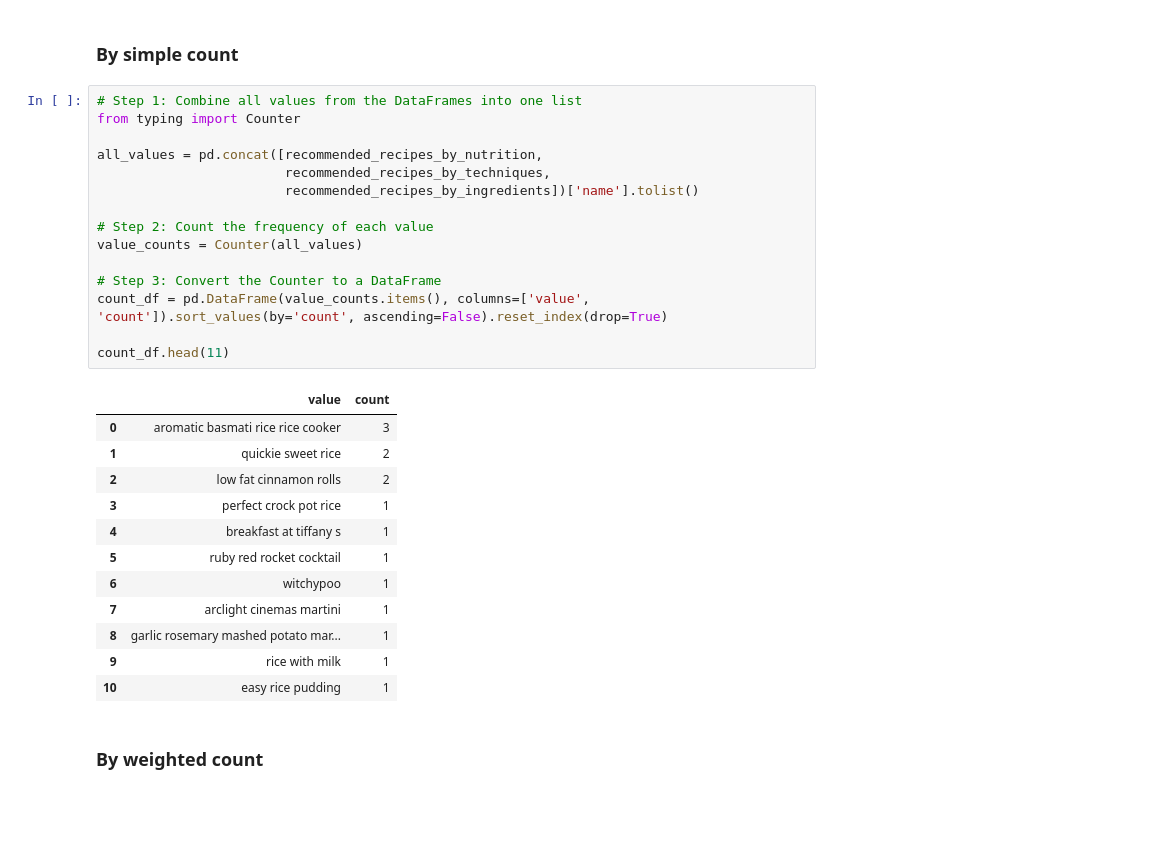
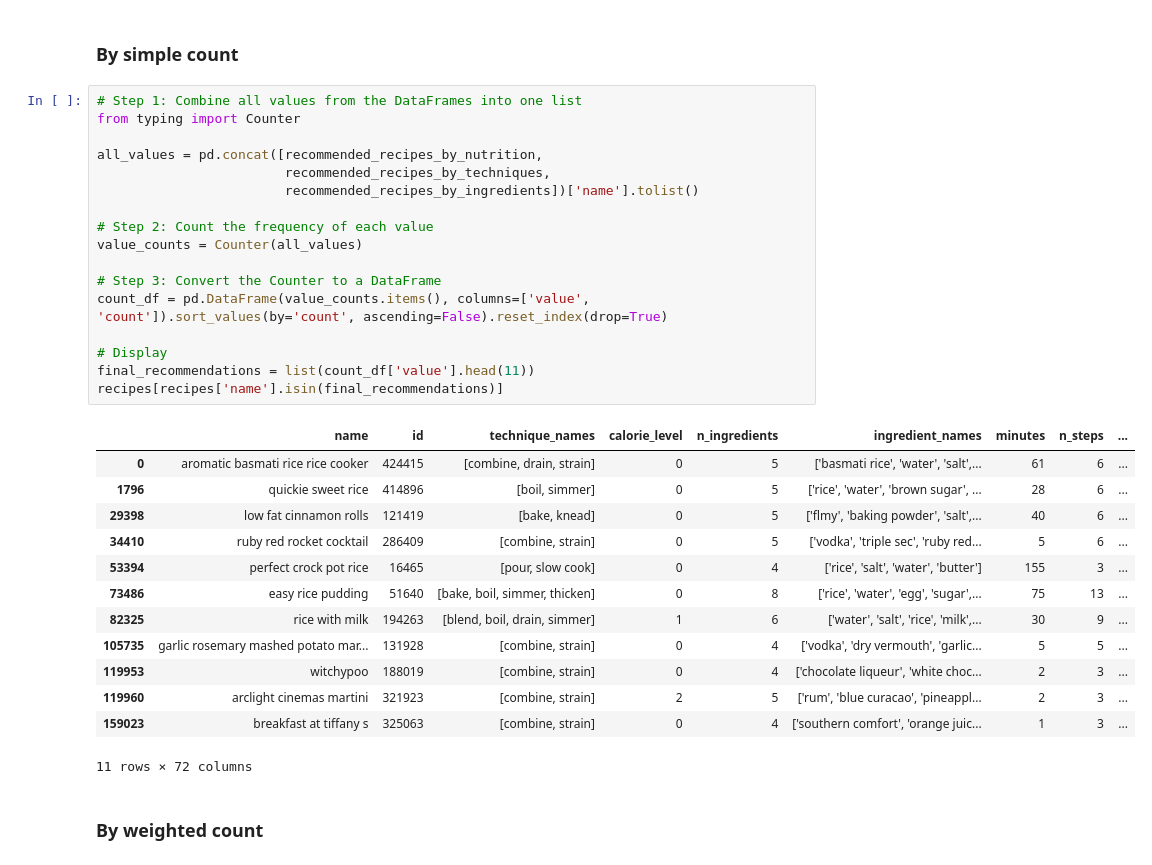
Before and after one commit to AnaqiAmir/FlavorFusion, a Jupyter notebook: knn.ipynb, the cells around one changed output. Cells and saved outputs as stored; diff of their text form; blank space fills up the shorter version.

```diff
--- a/knn.ipynb
+++ b/knn.ipynb
@@ -234,31 +310,34 @@ recommended_recipes_by_ingredients.head(10)
 # %%
 # Step 1: Combine all values from the DataFrames into one list
 from typing import Counter
 
 all_values = pd.concat([recommended_recipes_by_nutrition,
                         recommended_recipes_by_techniques,
                         recommended_recipes_by_ingredients])['name'].tolist()
 
 # Step 2: Count the frequency of each value
 value_counts = Counter(all_values)
 
 # Step 3: Convert the Counter to a DataFrame
 count_df = pd.DataFrame(value_counts.items(), columns=['value', 'count']).sort_values(by='count', ascending=False).reset_index(drop=True)
 
-count_df.head(11)
+# Display
+final_recommendations = list(count_df['value'].head(11))
+recipes[recipes['name'].isin(final_recommendations)]
 # %% [output]
-|  | value | count |
-| 0 | aromatic basmati rice rice cooker | 3 |
-| 1 | quickie sweet rice | 2 |
-| 2 | low fat cinnamon rolls | 2 |
-| 3 | perfect crock pot rice | 1 |
-| 4 | breakfast at tiffany s | 1 |
-| 5 | ruby red rocket cocktail | 1 |
-| 6 | witchypoo | 1 |
-| 7 | arclight cinemas martini | 1 |
-| 8 | garlic rosemary mashed potato mar... | 1 |
-| 9 | rice with milk | 1 |
-| 10 | easy rice pudding | 1 |
+|  | name | id | technique_names | calorie_level | n_ingredients | ingredient_names | minutes | n_steps | ... |
+| 0 | aromatic basmati rice rice cooker | 424415 | [combine, drain, strain] | 0 | 5 | ['basmati rice', 'water', 'salt',... | 61 | 6 | ... |
+| 1796 | quickie sweet rice | 414896 | [boil, simmer] | 0 | 5 | ['rice', 'water', 'brown sugar', ... | 28 | 6 | ... |
+| 29398 | low fat cinnamon rolls | 121419 | [bake, knead] | 0 | 5 | ['flmy', 'baking powder', 'salt',... | 40 | 6 | ... |
+| 34410 | ruby red rocket cocktail | 286409 | [combine, strain] | 0 | 5 | ['vodka', 'triple sec', 'ruby red... | 5 | 6 | ... |
+| 53394 | perfect crock pot rice | 16465 | [pour, slow cook] | 0 | 4 | ['rice', 'salt', 'water', 'butter'] | 155 | 3 | ... |
+| 73486 | easy rice pudding | 51640 | [bake, boil, simmer, thicken] | 0 | 8 | ['rice', 'water', 'egg', 'sugar',... | 75 | 13 | ... |
+| 82325 | rice with milk | 194263 | [blend, boil, drain, simmer] | 1 | 6 | ['water', 'salt', 'rice', 'milk',... | 30 | 9 | ... |
+| 105735 | garlic rosemary mashed potato mar... | 131928 | [combine, strain] | 0 | 4 | ['vodka', 'dry vermouth', 'garlic... | 5 | 5 | ... |
+| 119953 | witchypoo | 188019 | [combine, strain] | 0 | 4 | ['chocolate liqueur', 'white choc... | 2 | 3 | ... |
+| 119960 | arclight cinemas martini | 321923 | [combine, strain] | 2 | 5 | ['rum', 'blue curacao', 'pineappl... | 2 | 3 | ... |
+| 159023 | breakfast at tiffany s | 325063 | [combine, strain] | 0 | 4 | ['southern comfort', 'orange juic... | 1 | 3 | ... |
+11 rows × 72 columns
 # %% [markdown]
 ### By weighted count
 # %%
```
Also changed, not shown: parts of 11 cells of this notebook.
